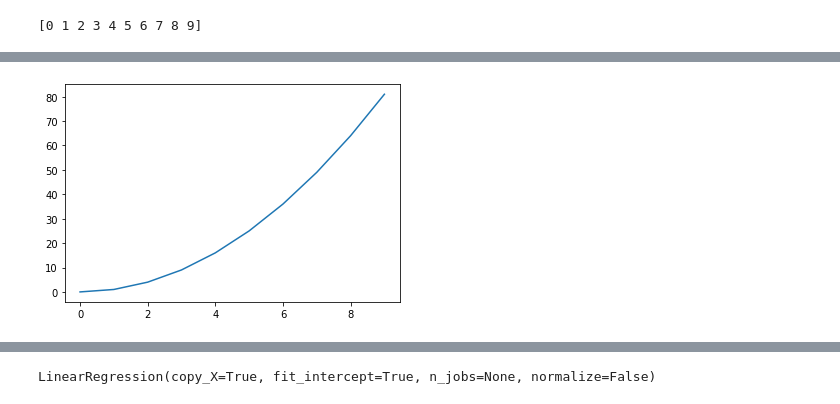
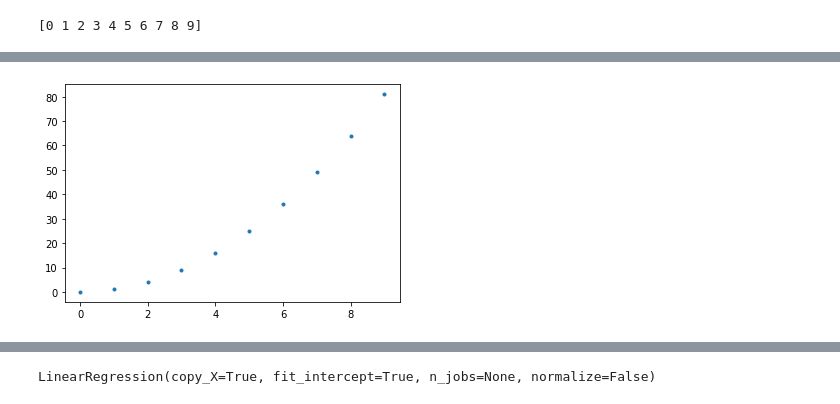
Before and after one commit to mariajogonsan/Curso-de-introduccion-a-Big-Data-Parte-3-nov2021, a Jupyter notebook: Ejemplo_ML_Regresión_lineal.ipynb, the cells around one changed output, grey strips where cells are left out. Saved outputs shown, nothing was run; the diff lists cells and outputs as text; code cells hidden in the pictures.

```diff
--- a/Ejemplo_ML_Regresión_lineal.ipynb
+++ b/Ejemplo_ML_Regresión_lineal.ipynb
@@ -12,0 +17,3 @@ print(x)
+# %%
+#Convertimos x en un array de una columna
+x=x.reshape(-1,1)
@@ -18,6 +47,6 @@ print(y)
 # %%
 import matplotlib.pyplot as plt
-plt.plot(x,y)
+plt.plot(x,y, marker='.', linestyle='None')
 plt.show()
 # %% [output]
-[figure, old version]
+[figure, new version]
```
Also changed, not shown: parts of 24 cells of this notebook.
